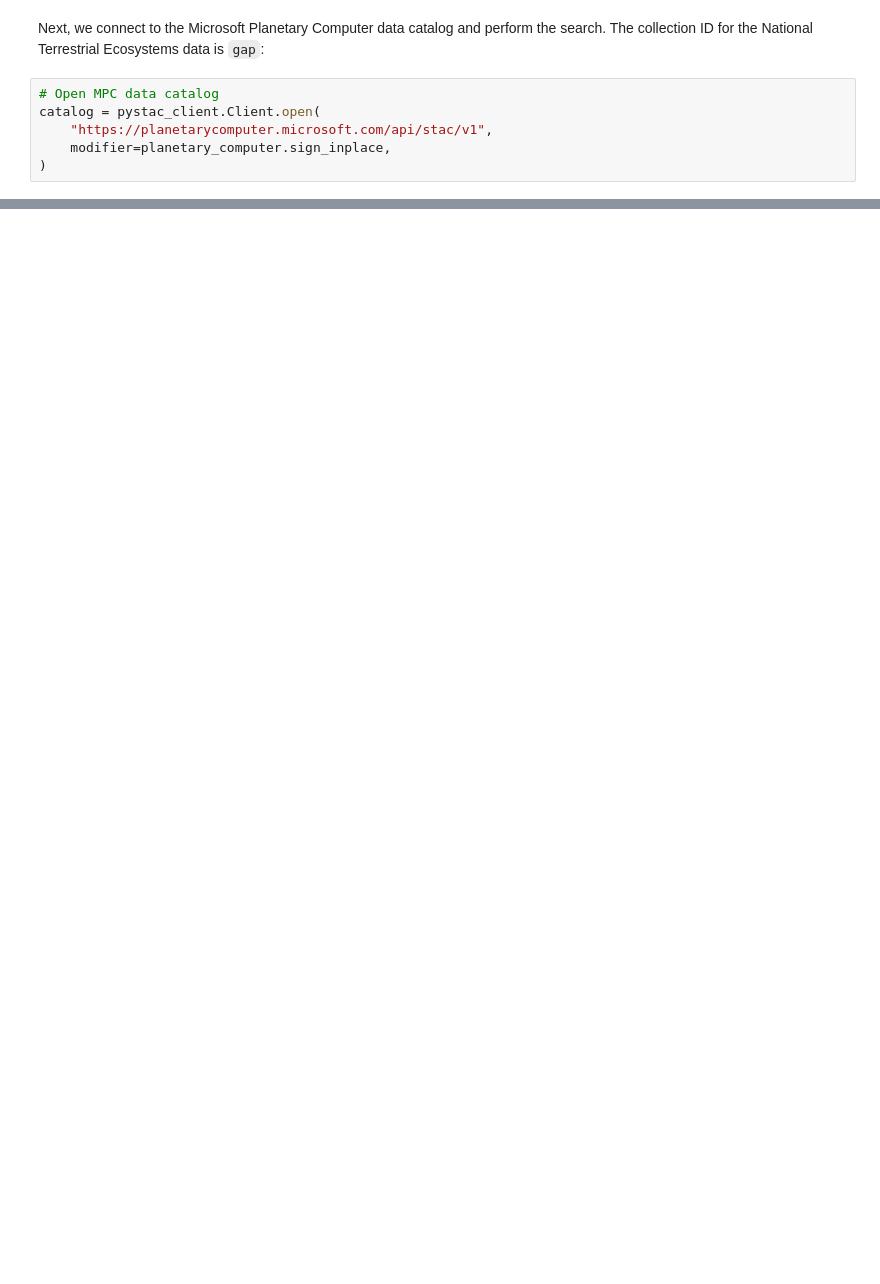
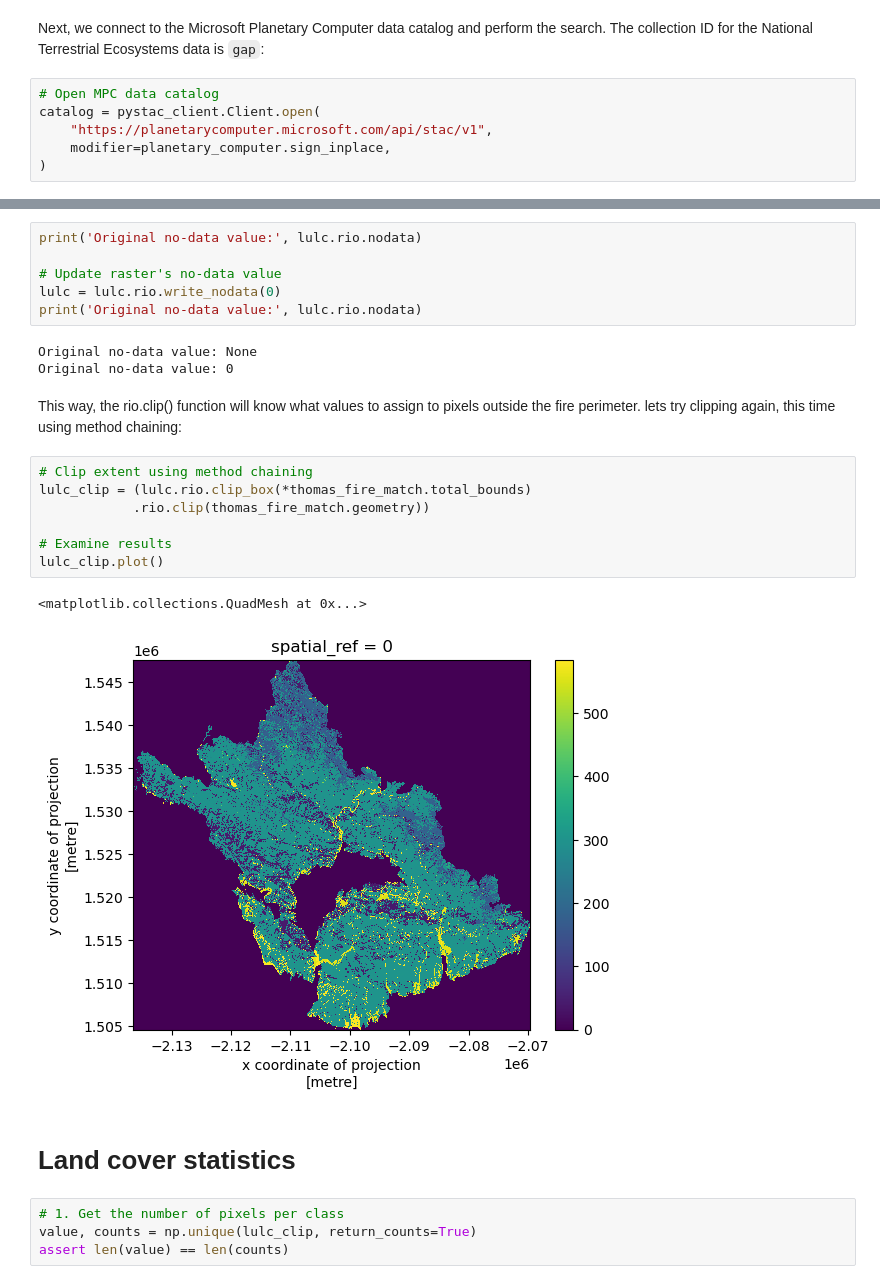
Before and after one commit to ZoeZhouJ/eds220-2024-in-class, a Jupyter notebook: week-9-land-cover-stats-STUDENTS.ipynb, the cells around one changed output, grey strips where cells are left out. Cells and saved outputs as stored; diff of their text form; blank space fills up the shorter version.

```diff
--- a/week-9-land-cover-stats-STUDENTS.ipynb
+++ b/week-9-land-cover-stats-STUDENTS.ipynb
@@ -69,0 +207,27 @@ catalog = pystac_client.Client.open(
+# %%
+print('Original no-data value:', lulc.rio.nodata)
+
+# Update raster's no-data value
+lulc = lulc.rio.write_nodata(0)
+print('Original no-data value:', lulc.rio.nodata)
+# %% [output]
+Original no-data value: None
+Original no-data value: 0
+# %% [markdown]
+This way, the rio.clip() function will know what values to assign to pixels outside the fire perimeter. lets try clipping again, this time using method chaining:
+# %%
+# Clip extent using method chaining
+lulc_clip = (lulc.rio.clip_box(*thomas_fire_match.total_bounds)
+            .rio.clip(thomas_fire_match.geometry))
+
+# Examine results
+lulc_clip.plot()
+# %% [output]
+<matplotlib.collections.QuadMesh at 0x...>
+[figure, added]
+# %% [markdown]
+# Land cover statistics
+# %%
+# 1. Get the number of pixels per class
+value, counts = np.unique(lulc_clip, return_counts=True)
+assert len(value) == len(counts)
```
Also changed, not shown: parts of 28 cells of this notebook.
